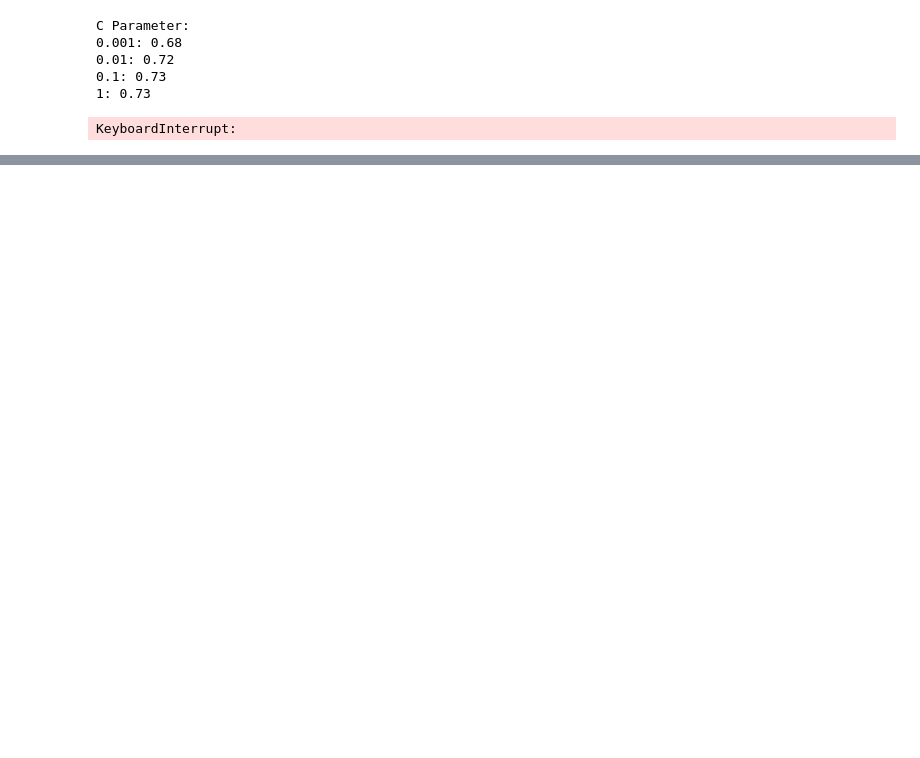
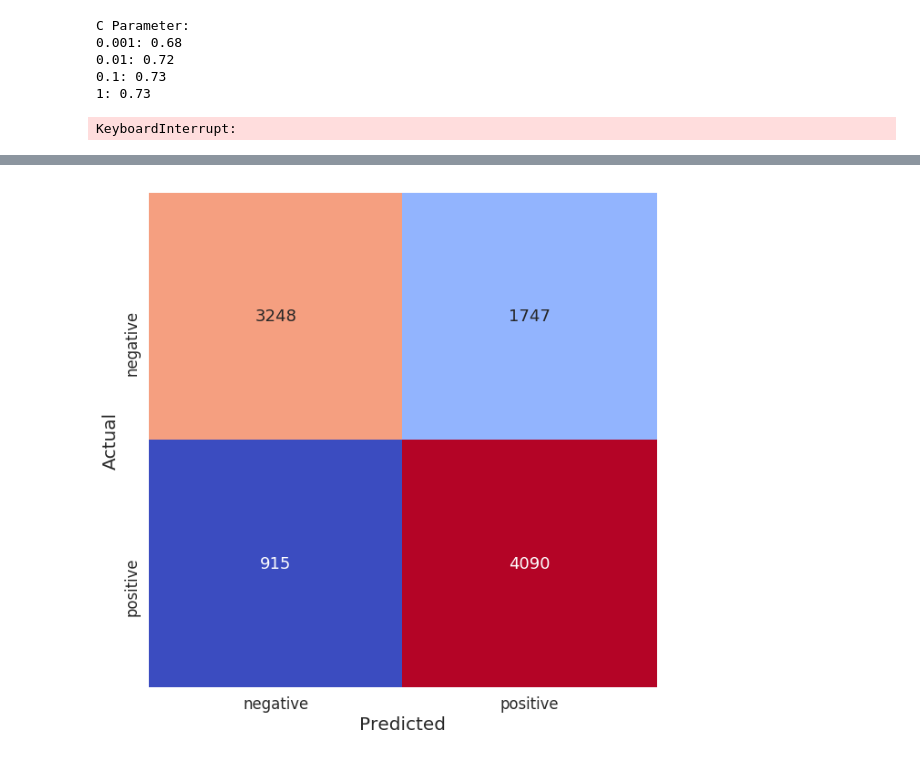
Before and after one commit to conorosully/medium-articles, a Jupyter notebook: src/sentiment_analysis.ipynb, the cells around one changed output, grey strips where cells are left out. Saved outputs shown, nothing was run; the diff lists cells and outputs as text; code cells hidden in the pictures; blank space fills up the shorter version.

```diff
--- a/src/sentiment_analysis.ipynb
+++ b/src/sentiment_analysis.ipynb
@@ -14,13 +14,13 @@ from sklearn import svm
 from sklearn.model_selection import cross_val_score
 
 import nltk
-
 from nltk.tokenize import word_tokenize
 from nltk.corpus import stopwords
 stopwords = stopwords.words('english')
 from sklearn.feature_extraction.text import CountVectorizer
 
 import datetime
+path = '/Users/conorosully/Google Drive/Medium/Sentiment Analysis/Figures/'
 # %%
 #Load dataset
 data = pd.read_csv('../data/training.1600000.processed.noemoticon.csv',
@@ -93,7 +92,7 @@ print(len(train),len(test))
 # Create count vectoriser
 vectorizer = CountVectorizer(analyzer='word',
                         ngram_range=(1, 2)
-                        ,max_features=500)
+                        ,max_features=1000)
 
 #Transform training corpus into feature matrix
 X = vectorizer.fit_transform(train['text'])
@@ -167,19 +160,17 @@ C Parameter:
 1: 0.73
 KeyboardInterrupt:
 # %%
-#final model
 begin = datetime.datetime.now()
 
-clf = svm.SVC(kernel='linear', C=1).fit(x_train, y_train)
+#fit model
+model = svm.SVC(kernel='linear', C=1).fit(x_train, y_train)
 
+#get predictions on test set
 y_pred = model.predict(x_test)
 
 #accuracy on test set
 accuracy = accuracy_score(y_test,y_pred)
 print("Accuracy: {}".format(accuracy))
 
-#confusion matrix
-conf_matrix = confusion_matrix(y_test,y_pred)
-conf_matrix
 
 print(datetime.datetime.now() - begin)
@@ -188,0 +180,17 @@ Accuracy: 0.711
+# %%
+#create confusion matrix
+conf_matrix = pd.DataFrame(data = confusion_matrix(y_test,y_pred),
+                              columns=['negative','positive'],
+                              index=['negative','positive'])
+
+#plot confucion matrix
+plt.figure(figsize=(10, 10), facecolor='w', edgecolor='k')
+sns.set(font_scale=1.5)
+sns.heatmap(conf_matrix,cmap='coolwarm',annot=True,fmt='.5g',cbar=False)
+plt.ylabel('Actual',size=20)
+plt.xlabel('Predicted',size=20)
+
+
+plt.savefig(path + 'conf_matrix.png',format='png',dpi=150)
+# %% [output]
+[figure, added]
```
Also changed, not shown: parts of 15 cells of this notebook.
